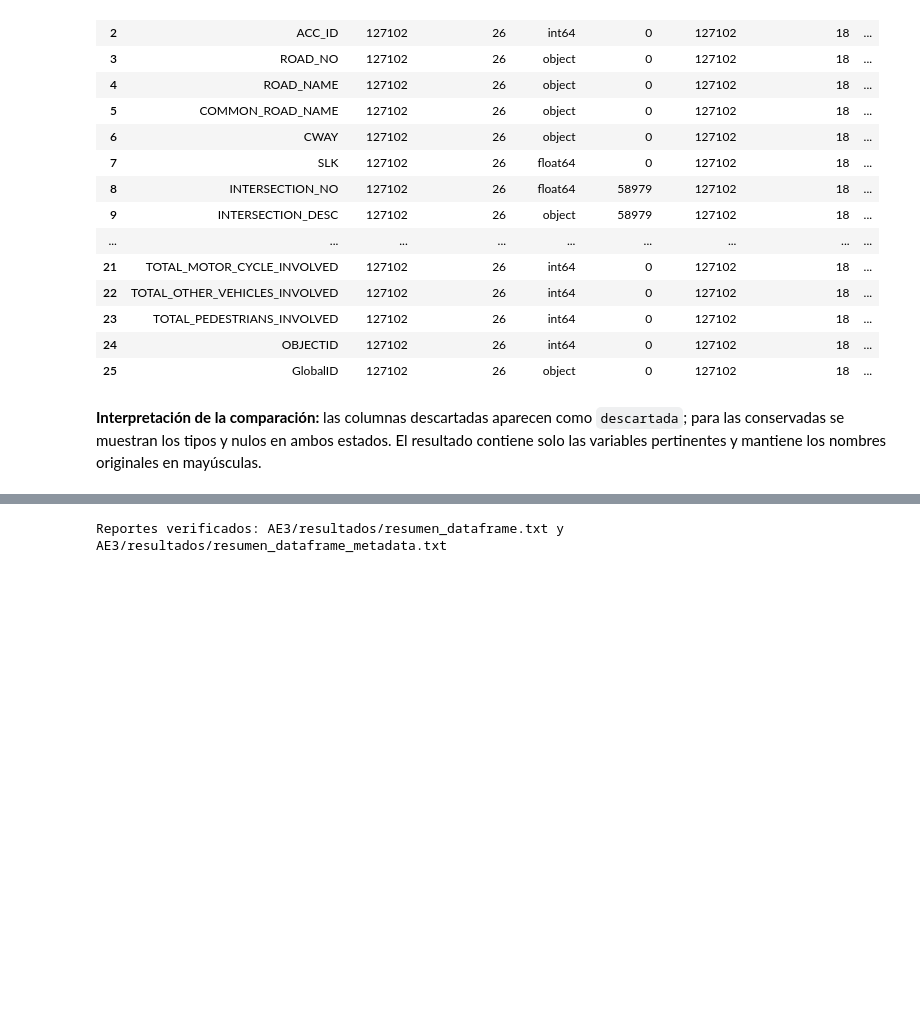
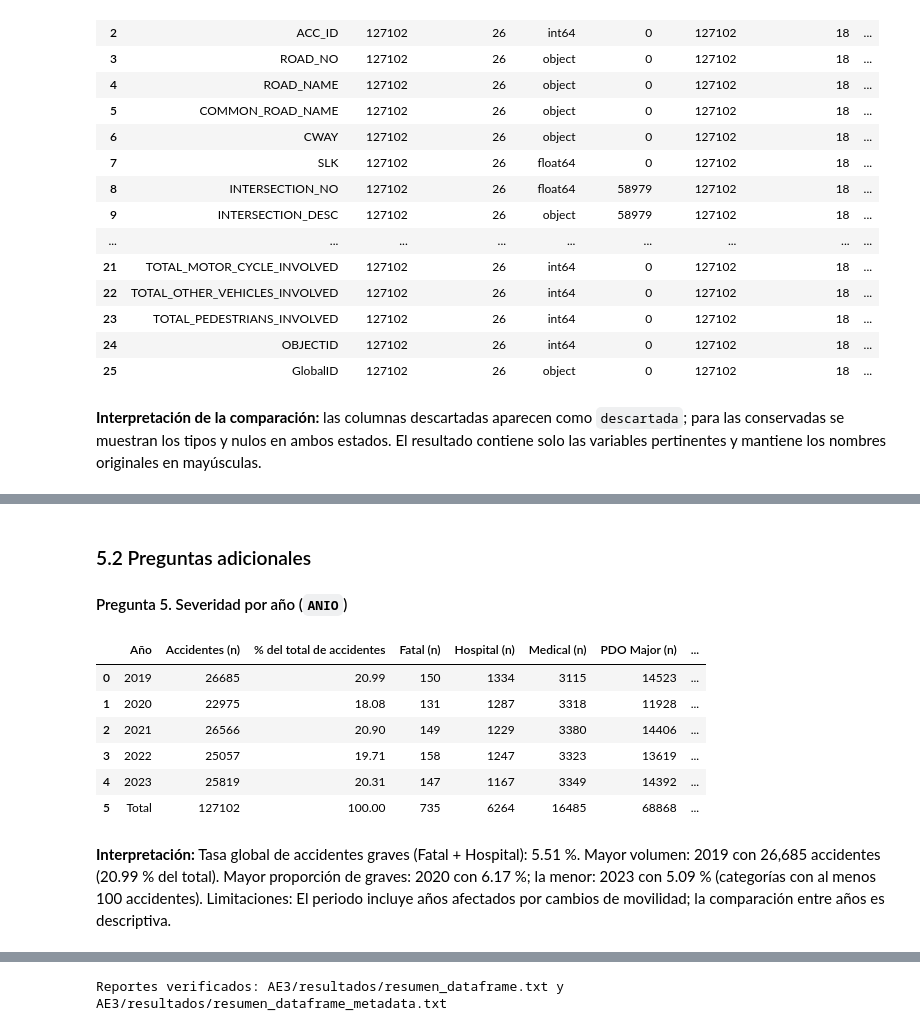
Before and after one commit to juanrenteria-ai/PI_2026_IUD, a Jupyter notebook: AE3/notebooks/AE3_Transformacion_Enriquecimiento.ipynb, the cells around one changed output, grey strips where cells are left out. Drawn from its saved outputs; the diff is of its cells as text; code cells hidden in the pictures; blank space fills up the shorter version.

```diff
--- a/AE3/notebooks/AE3_Transformacion_Enriquecimiento.ipynb
+++ b/AE3/notebooks/AE3_Transformacion_Enriquecimiento.ipynb
@@ -178,0 +318,16 @@ La Persona B agregará aquí las variables derivadas y las tablas de resultados.
+# %% [markdown]
+### 5.2 Preguntas adicionales
+
+#### Pregunta 5. Severidad por año (`ANIO`)
+# %%
+display(tablas["tabla_anio"])
+display(Markdown("**Interpretación:** " + enriquecimiento.interpretar_tabla("tabla_anio", tablas["tabla_anio"])))
+# %% [output]
+|  | Año | Accidentes (n) | % del total de accidentes | Fatal (n) | Hospital (n) | Medical (n) | PDO Major (n) | ... |
+| 0 | 2019 | 26685 | 20.99 | 150 | 1334 | 3115 | 14523 | ... |
+| 1 | 2020 | 22975 | 18.08 | 131 | 1287 | 3318 | 11928 | ... |
+| 2 | 2021 | 26566 | 20.90 | 149 | 1229 | 3380 | 14406 | ... |
+| 3 | 2022 | 25057 | 19.71 | 158 | 1247 | 3323 | 13619 | ... |
+| 4 | 2023 | 25819 | 20.31 | 147 | 1167 | 3349 | 14392 | ... |
+| 5 | Total | 127102 | 100.00 | 735 | 6264 | 16485 | 68868 | ... |
+**Interpretación:** Tasa global de accidentes graves (Fatal + Hospital): 5.51 %. Mayor volumen: 2019 con 26,685 accidentes (20.99 % del total). Mayor proporción de graves: 2020 con 6.17 %; la menor: 2023 con 5.09 % (categorías con al menos 100 accidentes). Limitaciones: El periodo incluye años afectados por cambios de movilidad; la comparación entre años es descriptiva.
```
Also changed, not shown: parts of 33 cells of this notebook, 6 other files.
